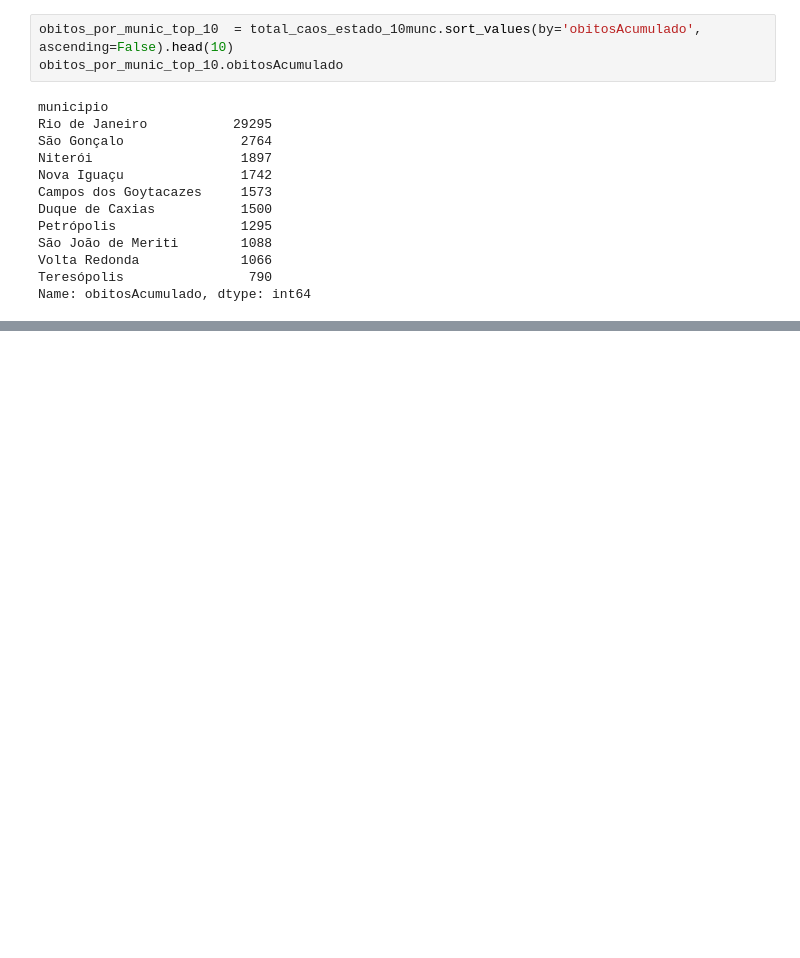
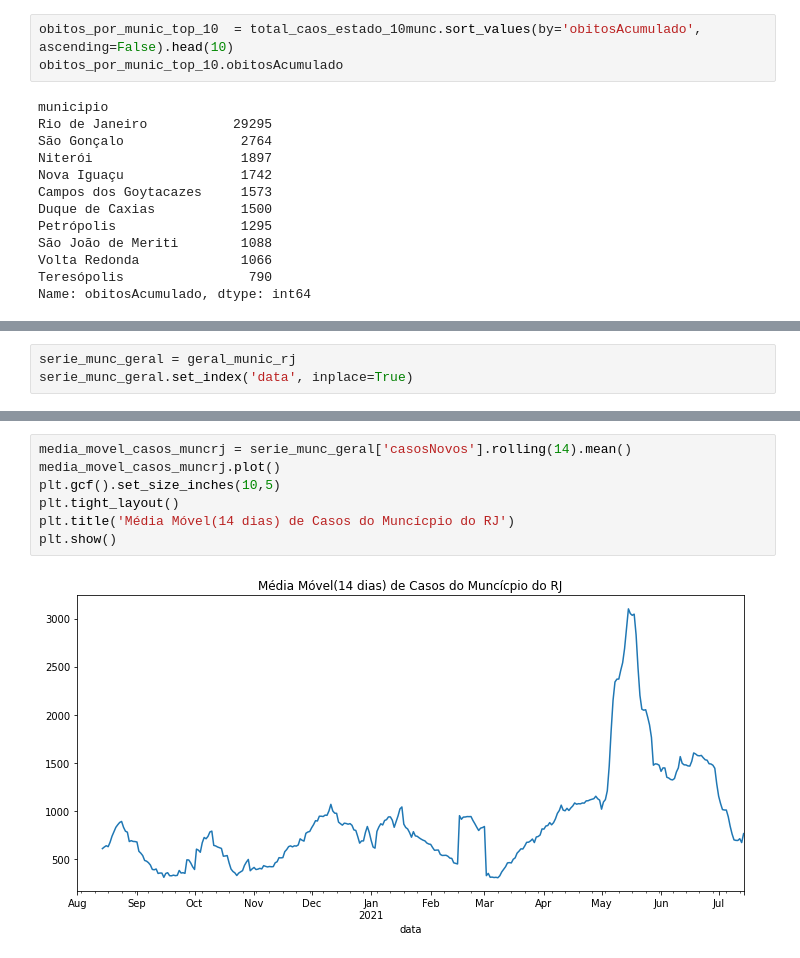
Before and after one commit to ranielli/analise-dados-covid-estatistica, a Jupyter notebook: analise_rj.ipynb, the cells around one changed output, grey strips where cells are left out. Drawn from its saved outputs; the diff is of its cells as text; blank space fills up the shorter version.

```diff
--- a/analise_rj.ipynb
+++ b/analise_rj.ipynb
@@ -671,0 +709,3 @@ plt.show()
+# %%
+serie_munc_geral = geral_munic_rj
+serie_munc_geral.set_index('data', inplace=True)
@@ -671,0 +729,9 @@ plt.show()
+# %%
+media_movel_casos_muncrj = serie_munc_geral['casosNovos'].rolling(14).mean()
+media_movel_casos_muncrj.plot()
+plt.gcf().set_size_inches(10,5)
+plt.tight_layout()
+plt.title('Média Móvel(14 dias) de Casos do Muncícpio do RJ')
+plt.show()
+# %% [output]
+[figure, added]
```
Also changed, not shown: parts of 8 cells of this notebook.
